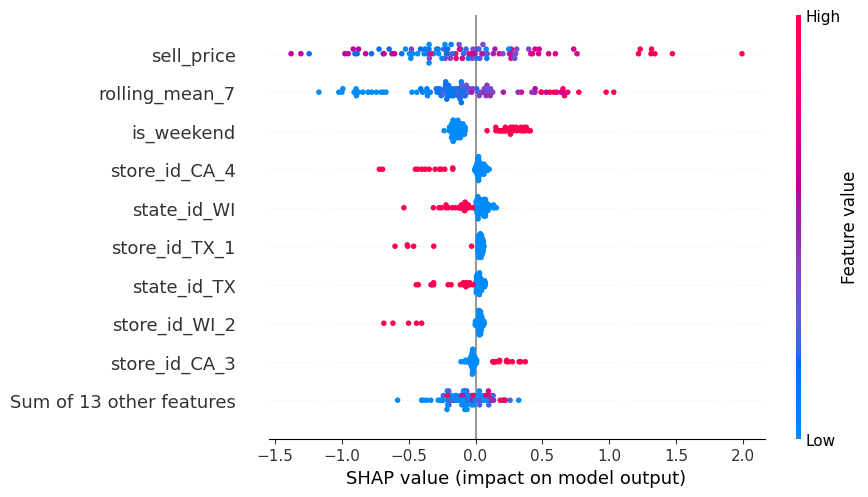
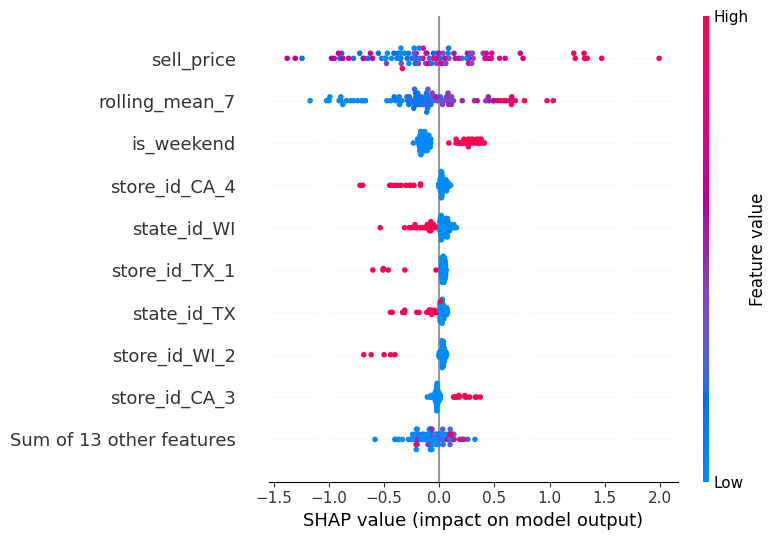
The change to this notebook cell's code, shown as a diff; its figure went from the first image to the second:
--- before
+++ after
@@ -13,6 +13,19 @@
     stress_shap_values = shap_values
 
+import matplotlib.pyplot as plt
+
 shap.plots.beeswarm(
     stress_shap_values,
     max_display=10,
+    show=False,
 )
+
+plt.tight_layout()
+
+plt.savefig(
+    FIGURES_DIR / "shap_summary.png",
+    dpi=180,
+    bbox_inches="tight",
+)
+
+plt.show()

Commit: Finalize README visuals and portfolio notebook